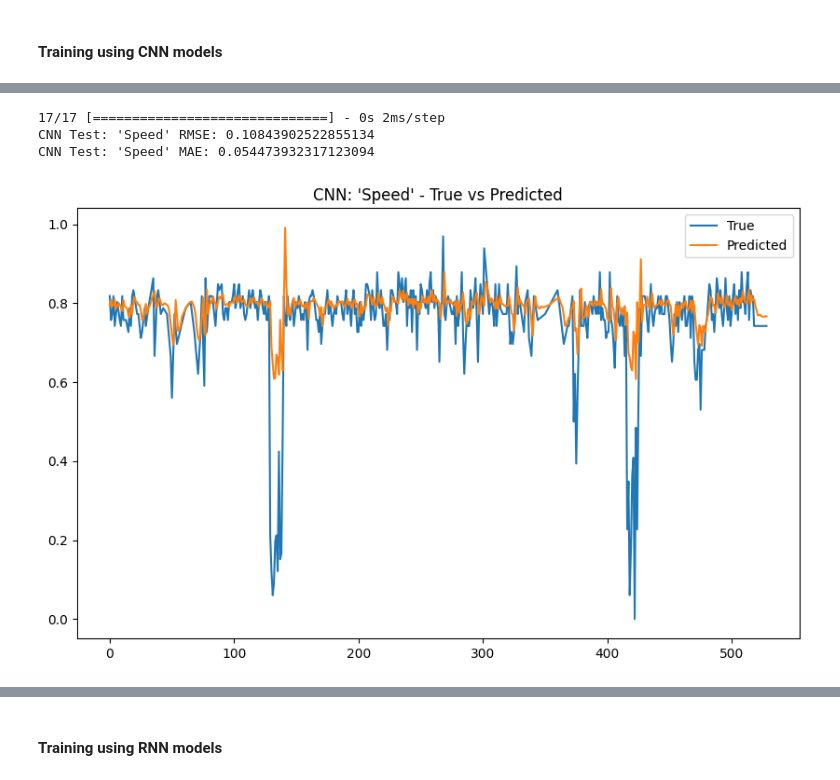
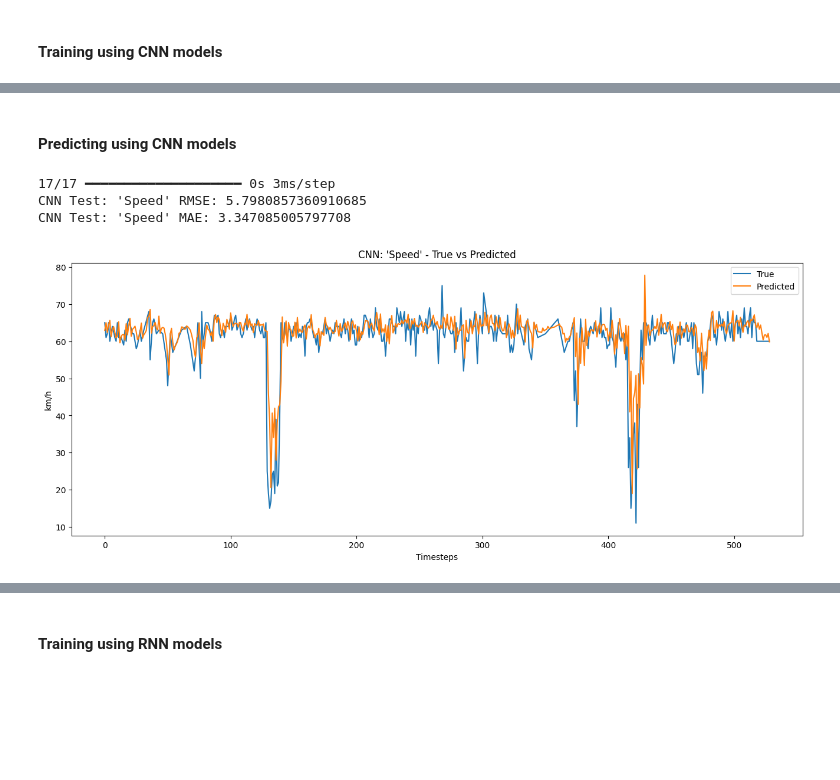
Before and after one commit to spate738/AISE4010-Group7-Project, a Jupyter notebook: realTraffic.ipynb, the cells around one changed output, grey strips where cells are left out. Cells and saved outputs as stored; diff of their text form; code cells hidden in the pictures; blank space fills up the shorter version.

```diff
--- a/realTraffic.ipynb
+++ b/realTraffic.ipynb
@@ -73,9 +95,9 @@ timestamp
 [figure]
 # %%
 # Load speed dataset
-df_s1 = pd.read_csv('speed_6005.csv').rename(columns={'value':'Speed'})
-df_s2 = pd.read_csv('speed_t4013.csv').rename(columns={'value':'Speed'})
-df_s3 = pd.read_csv('speed_7578.csv').rename(columns={'value':'Speed'})
+df_s1 = pd.read_csv(dir+'speed_6005.csv').rename(columns={'value':'Speed'})
+df_s2 = pd.read_csv(dir+'speed_t4013.csv').rename(columns={'value':'Speed'})
+df_s3 = pd.read_csv(dir+'speed_7578.csv').rename(columns={'value':'Speed'})
 
 # Set index
 df_s1['timestamp'] = pd.to_datetime(df_s1['timestamp'])   # to datetime
@@ -228,12 +264,13 @@ model_CNN = Sequential([
     Dense(1)
 ])
 
-# Optimizer ________ and loss _________
-model_CNN.compile(optimizer='adam', loss='mean_squared_error')    # why?
+# Optimizer and loss fn
+model_CNN.compile(optimizer='adam', loss='mean_squared_error')
 
+# Copy models for each variable
 model_CNN_s, model_CNN_o, model_CNN_t = model_CNN, model_CNN, model_CNN
 
 # Choose parameters for training
-EPOCHS = 50
+EPOCHS = 40
 BATCH_SIZE = 32
 VAL_SPLIT = 0.2
@@ -375,17 +389,0 @@ CNN Training Time for 'Travel Time': 13.447 seconds
-# %%
-# Speed data
-start_time = time()
-cnn_history_speed = model_CNN_s.fit(Xs_train, ys_train, epochs=EPOCHS, batch_size=BATCH_SIZE, validation_split=VAL_SPLIT)
-cnn_time_speed = time() - start_time
-
-# Plot training and validation loss
-plt.figure(figsize=(10,6))
-plt.plot(cnn_history_speed.history['loss'], label='Training Loss')
-plt.plot(cnn_history_speed.history['val_loss'], label='Validation Loss')
-plt.xlabel('Epochs')
-plt.ylabel('Loss')
-plt.title('CNN Model: \'Speed\' Training vs Validation Loss')
-plt.legend()
-plt.show()
-
-print(f"CNN Training Time for \'Speed\': {cnn_time_speed:.3f} seconds")
@@ -412,24 +390,31 @@ CNN Training Time for 'Speed': 13.276 seconds
+# %% [markdown]
+#### Predicting using CNN models
 # %%
 # Evaluate and plot predictions
 ys_pred_cnn = model_CNN_s.predict(Xs_test)
+# Rescale to original units
+ys_test_rescale = scaler_s.inverse_transform(ys_test.reshape(-1, 1))
+ys_pred_cnn_rescale = scaler_s.inverse_transform(ys_pred_cnn)
 # Calculate RMSE and MAE
-cnn_rmse_s = np.sqrt(mean_squared_error(ys_test, ys_pred_cnn))
-cnn_mae_s = mean_absolute_error(ys_test, ys_pred_cnn)           # why mse and rmse?
+cnn_rmse_s = np.sqrt(mean_squared_error(ys_test_rescale, ys_pred_cnn_rescale))
+cnn_mae_s = mean_absolute_error(ys_test_rescale, ys_pred_cnn_rescale)
 
 print(f'CNN Test: \'Speed\' RMSE: {cnn_rmse_s}')
 print(f'CNN Test: \'Speed\' MAE: {cnn_mae_s}')
 
-plt.figure(figsize=(10,6))
-plt.plot(ys_test, label='True')
-plt.plot(ys_pred_cnn, label='Predicted')
+plt.figure(figsize=(16,6))
+plt.plot(ys_test_rescale, label='True')
+plt.plot(ys_pred_cnn_rescale, label='Predicted')
 plt.title('CNN: \'Speed\' - True vs Predicted')
+plt.ylabel('km/h')
+plt.xlabel('Timesteps')
 plt.legend()
 plt.show()
 # %% [output]
-17/17 [==============================] - 0s 2ms/step
-CNN Test: 'Speed' RMSE: 0.10843902522855134
-CNN Test: 'Speed' MAE: 0.054473932317123094
+17/17 ━━━━━━━━━━━━━━━━━━━━ 0s 3ms/step
+CNN Test: 'Speed' RMSE: 5.7980857360910685
+CNN Test: 'Speed' MAE: 3.347085005797708
-[figure, old version]
+[figure, new version]
 # %%
 # Evaluate and plot predictions
 yo_pred_cnn = model_CNN_o.predict(Xo_test)
```
Also changed, not shown: parts of 95 cells of this notebook.
